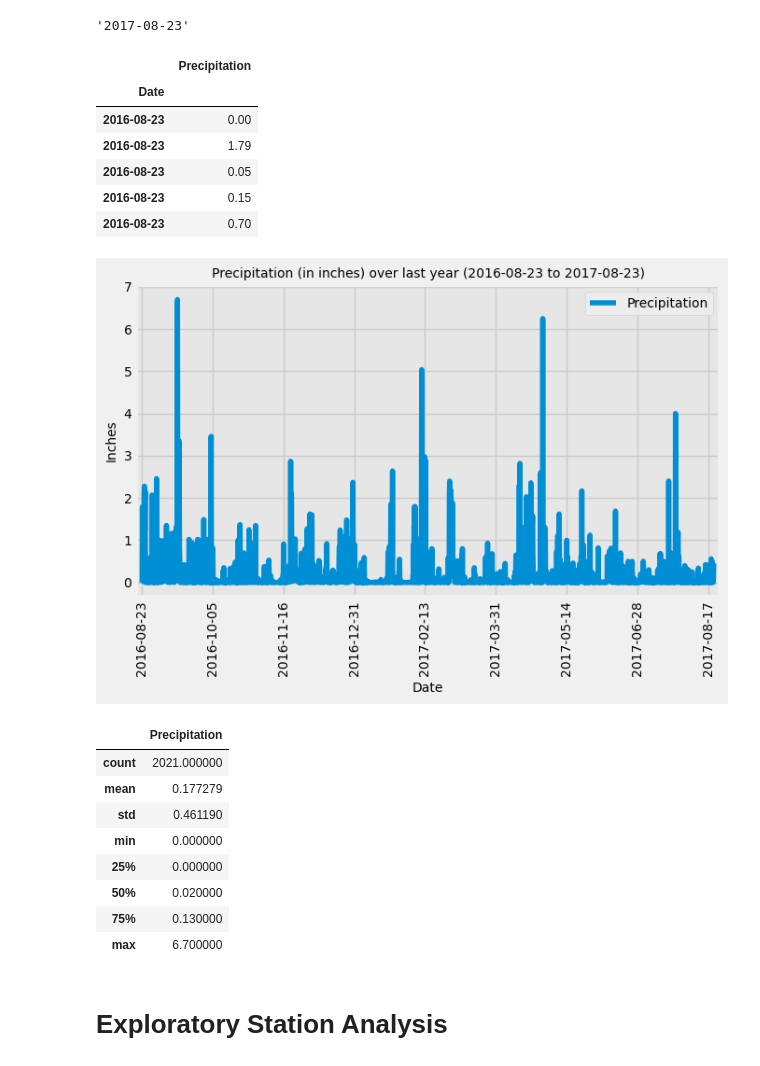
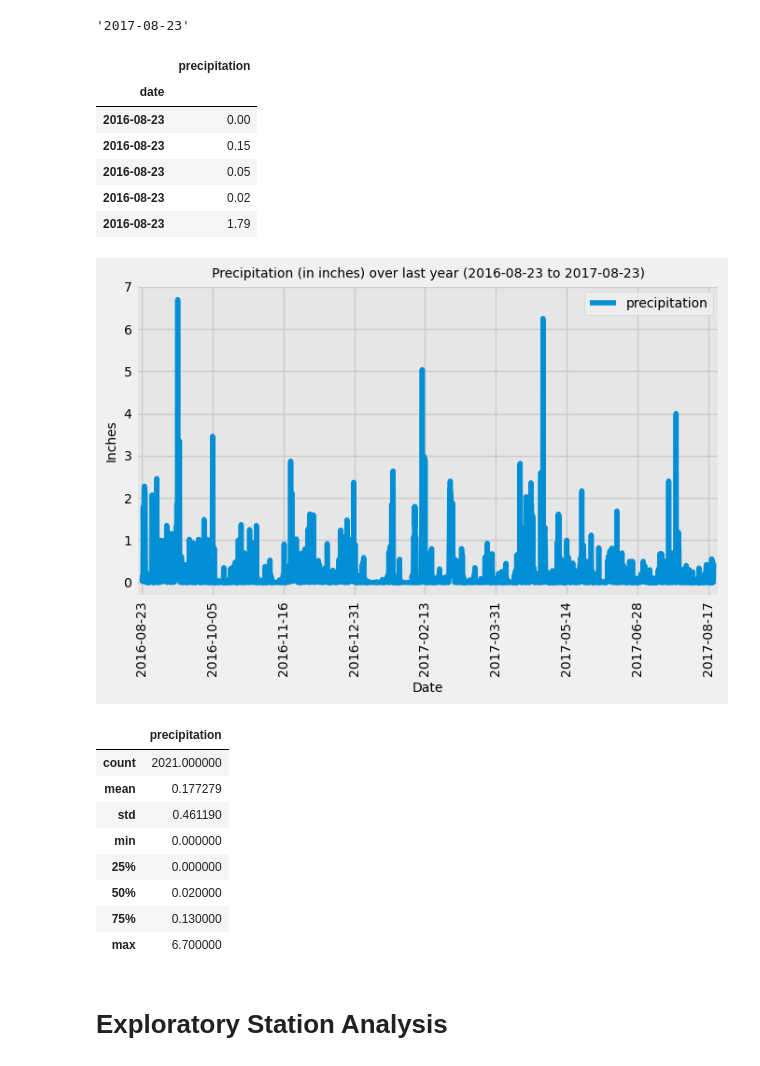
Before and after one commit to saraparveen26/SQLAlchemy---Climate-Data-Analysis-and-API-app, a Jupyter notebook: SurfsUp/climate_solved.ipynb, the cells around one changed output. Cells and saved outputs as stored; diff of their text form; code cells hidden in the pictures.

```diff
--- a/SurfsUp/climate_solved.ipynb
+++ b/SurfsUp/climate_solved.ipynb
@@ -94,31 +94,32 @@ latest_date
 # %%
 # Design a query to retrieve the last 12 months of precipitation data and plot the results.
 
 # Starting from the most recent data point in the database.
 # Calculate the date one year from the last date in data set.
 # latest_year_date = dt.datetime.strptime(latest_date, '%Y-%m-%d') - dt.timedelta(days=365)
-latest_year_date = dt.date(2017,8,23) - dt.timedelta(days = 365)
+year_ago_date = dt.date(2017,8,23) - dt.timedelta(days = 365)
 
 # Perform a query to retrieve the data and precipitation scores
 prcp_scores = session.query(Measurement.date, Measurement.prcp).\
-            filter(Measurement.date >= latest_year_date).all()
+            filter(Measurement.date >= year_ago_date).\
+            order_by(Measurement.date).all()
 
 # Save the query results as a Pandas DataFrame and set the index to the date column
-prcp_scores_db = pd.DataFrame(prcp_scores, columns=['Date', 'Precipitation']).set_index('Date')
+prcp_scores_db = pd.DataFrame(prcp_scores, columns=['date', 'precipitation']).set_index('date')
 
 # Sort the dataframe by date and drop null values
 prcp_scores_db = prcp_scores_db.sort_index(ascending = True).dropna()
 
 # Display the database
 prcp_scores_db.head()
 # %% [output]
-|  | Precipitation |
-| Date |  |
+|  | precipitation |
+| date |  |
 | 2016-08-23 | 0.00 |
+| 2016-08-23 | 0.15 |
+| 2016-08-23 | 0.05 |
+| 2016-08-23 | 0.02 |
 | 2016-08-23 | 1.79 |
-| 2016-08-23 | 0.05 |
-| 2016-08-23 | 0.15 |
-| 2016-08-23 | 0.70 |
 # %%
 # Use Pandas Plotting with Matplotlib to plot the data
 
@@ -146,12 +147,12 @@ plt.savefig('Images/Fig1.png')
 # Show the chart
 plt.show()
 # %% [output]
-[figure, old version]
+[figure, new version]
 # %%
 # Use Pandas to calcualte the summary statistics for the precipitation data
 prcp_scores_db.describe()
 # %% [output]
-|  | Precipitation |
+|  | precipitation |
 | count | 2021.000000 |
 | mean | 0.177279 |
 | std | 0.461190 |
```
Also changed, not shown: parts of 1 cell of this notebook, 2 other files.
